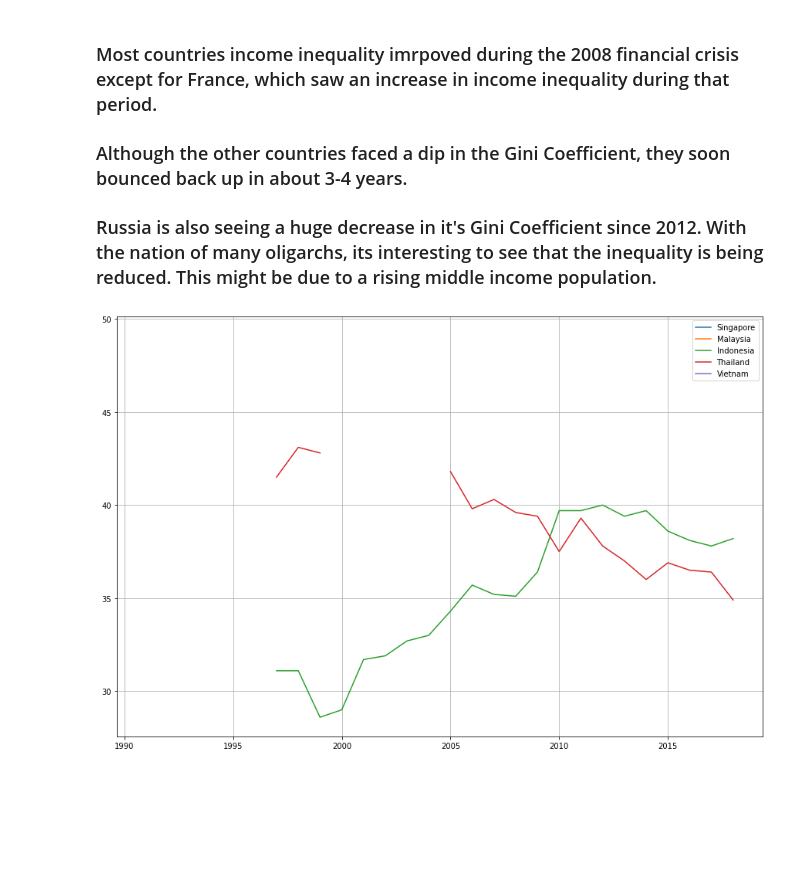
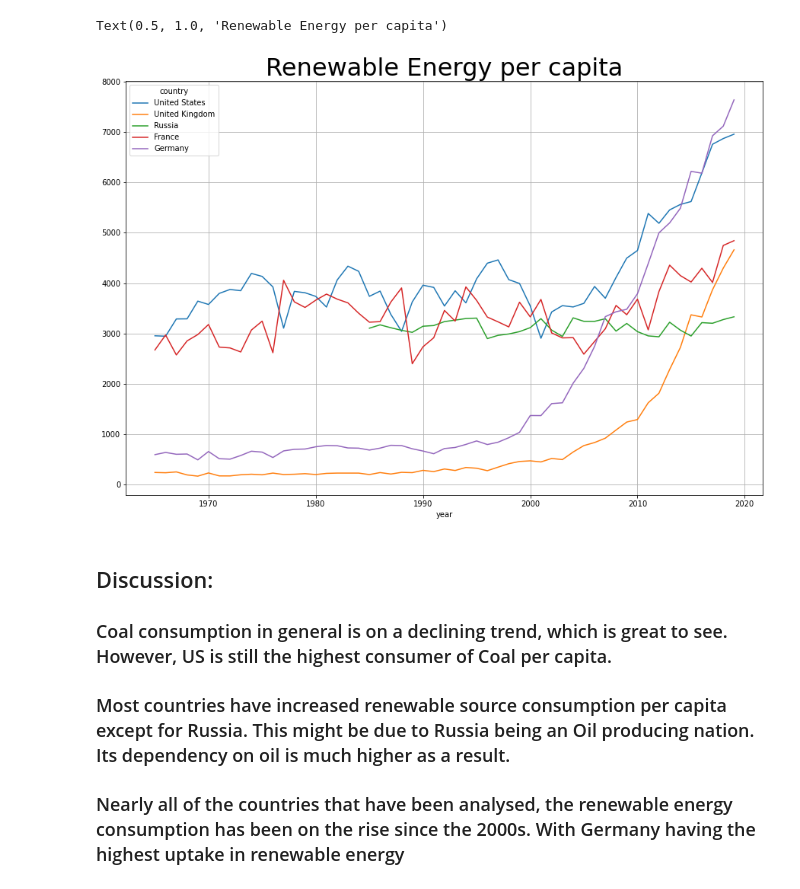
Before and after one commit to Malai237/cs103a-cpa01, a Jupyter notebook: cpa01.ipynb, the cells around one changed output. Drawn from its saved outputs; the diff is of its cells as text; code cells hidden in the pictures; blank space fills up the shorter version.

```diff
--- a/cpa01.ipynb
+++ b/cpa01.ipynb
@@ -138,0 +150,10 @@ plt.grid()
+# %%
+# Binning of the data based on a condition (75% percentile produces 104 gas)
+energy.loc[energy.gas_production < 104, 'Gas Producer'] = "No/Low Gas Producer"
+energy.loc[energy.gas_production >= 104,'Gas Producer'] = "High Gas Producer"
+
+# Grouping and couting
+energy.groupby('Gas Producer').count()
+# energy_groupby = energy.groupby('coal_prod_per_capita')
+# display(energy_groupby.head())
+# display(energy)
@@ -138,0 +168,2 @@ plt.grid()
+# %%
+energy_pivot = energy.pivot(columns = 'country', index = 'year', values = 'renewables_energy_per_capita')
@@ -139,19 +187,15 @@ plt.grid()
+# %%
+energy_pivot[['United States','United Kingdom','Russia', 'France','Germany']].plot(figsize=(15,10))
+plt.grid()
+plt.title("Renewable Energy per capita",fontsize=32)
+# %% [output]
+Text(0.5, 1.0, 'Renewable Energy per capita')
+[figure, added]
 # %% [markdown]
-### Most countries income inequality imrpoved during the 2008 financial crisis except for France, which saw an increase in income inequality during that period.
+## Discussion:
 
-### Although the other countries faced a dip in the Gini Coefficient, they soon bounced back up in about 3-4 years.
+### Coal consumption in general is on a declining trend, which is great to see. However, US is still the highest consumer of Coal per capita.
 
-### Russia is also seeing a huge decrease in it's Gini Coefficient since 2012. With the nation of many oligarchs, its interesting to see that the inequality is being reduced. This might be due to a rising middle income population.
+### Most countries have increased renewable source consumption per capita except for Russia. This might be due to Russia being an Oil producing nation. Its dependency on oil is much higher as a result.
+
+### Nearly all of the countries that have been analysed, the renewable energy consumption has been on the rise since the 2000s. With Germany having the highest uptake in renewable energy
-# %%
-def plot_indicator(df,label):
-    plt.plot(range(1990,2020),df.iloc[0]['1991':'2020'],label=label)
-plt.figure(figsize=(15,10))
-plot_indicator(singaporedf,'Singapore')
-plot_indicator(malaysiadf,'Malaysia')
-plot_indicator(indodf,'Indonesia')
-plot_indicator(thailanddf,'Thailand')
-plot_indicator(vietnamdf,'Vietnam')
-plt.legend()
-plt.grid()
-# %% [output]
-[figure, removed]
```
Also changed, not shown: parts of 17 cells of this notebook.
